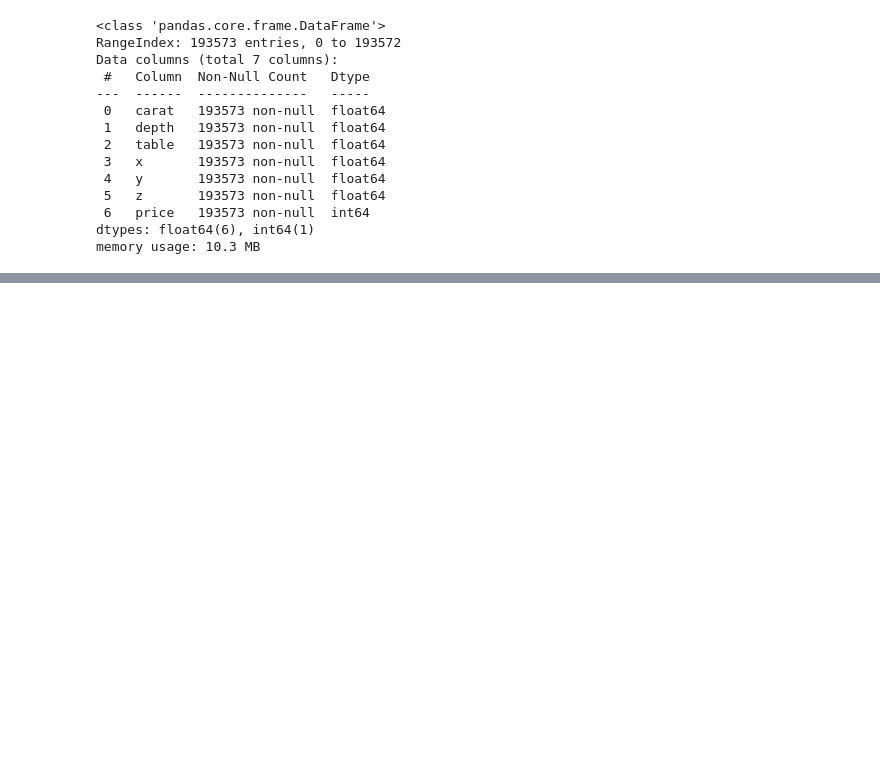
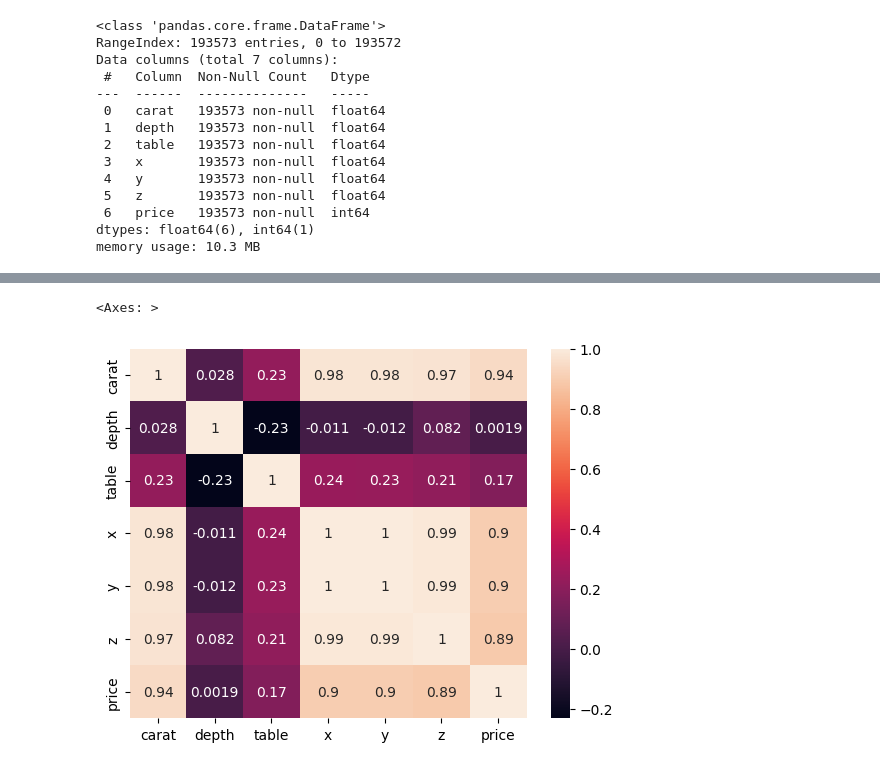
Before and after one commit to nalden141/Regression-with-a-Tabular-Gemstone-MLOps, a Jupyter notebook: experiments/experiments.ipynb, the cells around one changed output, grey strips where cells are left out. Saved outputs shown, nothing was run; the diff lists cells and outputs as text; code cells hidden in the pictures; blank space fills up the shorter version.

```diff
--- a/experiments/experiments.ipynb
+++ b/experiments/experiments.ipynb
@@ -166,0 +208,5 @@ memory usage: 10.3 MB
+# %%
+sns.heatmap(data[num_columns].corr(),annot=True)
+# %% [output]
+<Axes: >
+[figure, added]
```
Also changed, not shown: parts of 3 cells of this notebook.
